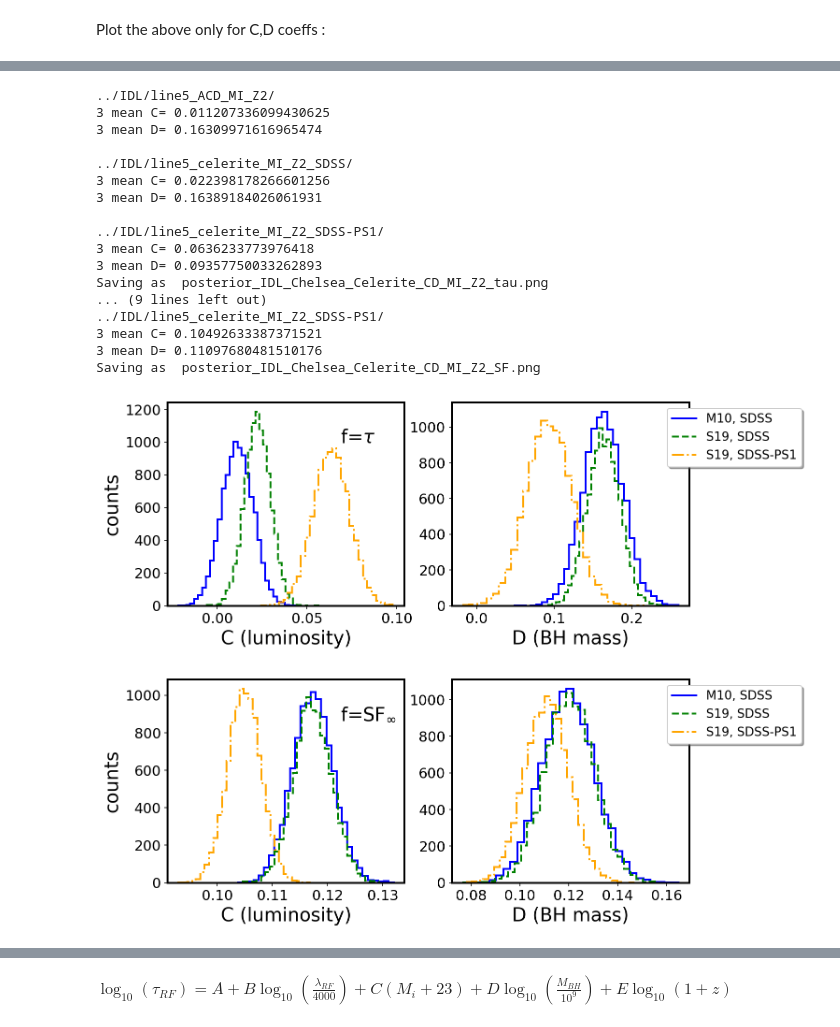
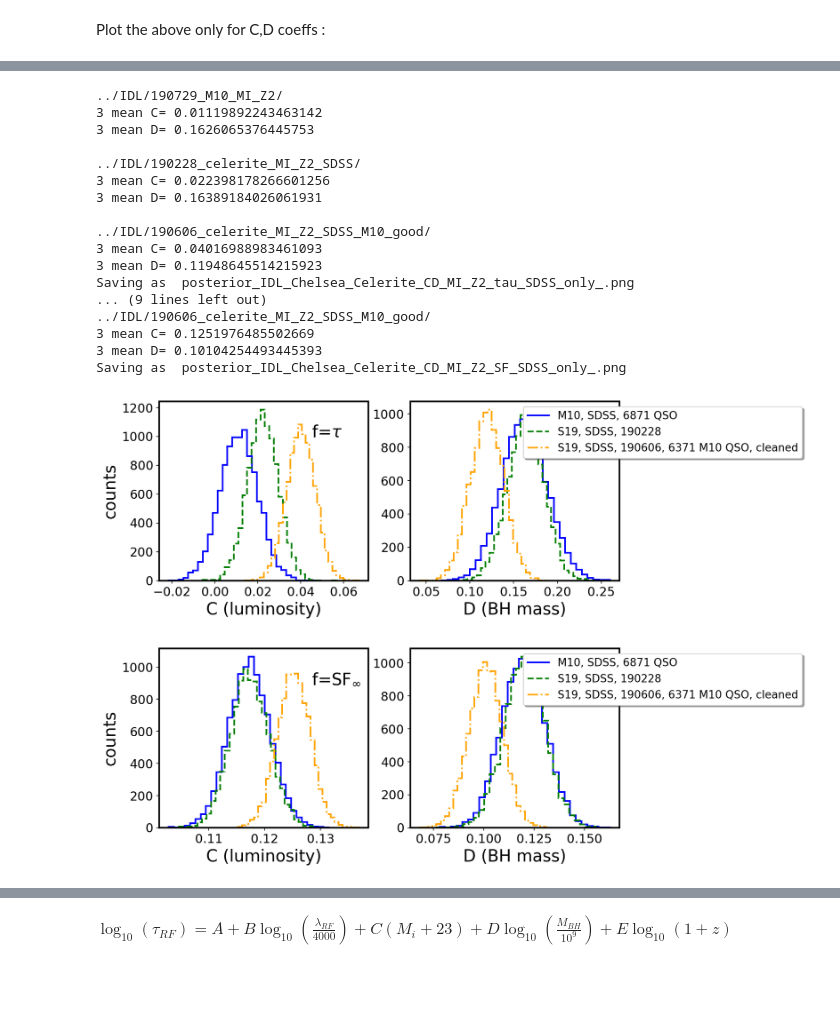
Before and after one commit to suberlak/PS1_SDSS_CRTS, a Jupyter notebook: code2/Read_IDL.ipynb, the cells around one changed output, grey strips where cells are left out. Drawn from its saved outputs; the diff is of its cells as text; code cells hidden in the pictures; blank space fills up the shorter version.

```diff
--- a/code2/Read_IDL.ipynb
+++ b/code2/Read_IDL.ipynb
@@ -48,10 +113,15 @@ for i in range(1,6):
     #d = '../IDL/line5_ACD_M_i/'   # using 'M_i' - K -corrected to z=0 DBQSO
     #d = '../IDL/line5_ACD_M_i_corr/'   # using 'M_i_corr' - K -corrected to z=2 DBQSO
     #d = '../IDL/line5_ACD_MI_Z2_shifted/'     # using 'MI_Z2 + 0.596  - K-corrected to z=0
-    d = '../IDL/line5_ACD_MI_Z2/'  # using MI_Z2  - K-corrected to z=2
+    #d = '../IDL/line5_ACD_MI_Z2/'  # using MI_Z2  - K-corrected to z=2
     #d = '../IDL/mlinmixerr2_line5_ACD_MI_Z2/' # using 'MI_Z2', k-corr to z=2,
                                             # but with mlinmix_err2
     #d = '../IDL/mlinmixerr2_line5_ACD_M_i/'# using 'M_i" k-corr to z=0
+
+
+    d = '../IDL/190606_celerite_MI_Z2_SDSS/'
+    #d = '../IDL/190606_celerite_MI_Z2_SDSS-PS1/'
+
     f = 'coeff'+par+'o_mcmc2_'+str(i)+'_E0a.fits'
     post = Table.read(d+f, format='fits')
 
@@ -186,9 +238,9 @@ f = 'coeff'+par+'o_mcmc2_'+str(band)+'_E0a.fits'
 
 catalog = 'MI_Z2'# 'M_i_corr' #  # 'M_i_corr' # 'M_i_corr
 pre = 'Shen2011'# 'Shen2008'#
-ds = ['../IDL/line5_ACD_'+catalog+'/',
-'../IDL/line5_celerite_'+catalog+'_SDSS/',
-'../IDL/line5_celerite_'+catalog+'_SDSS-PS1/']
+ds = ['../IDL/M10_line5_ACD_'+catalog+'/',
+'../IDL/190606_celerite_'+catalog+'_SDSS/',
+'../IDL/190606_celerite_'+catalog+'_SDSS-PS1/']
 colors= ['blue','green', 'orange',  'red']
 ls = ['solid' , 'dashed', 'dashdot', 'dotted',  ]
 labels = ['Chelsea r-band', 'Celerite SDSS', 'Celerite SDSS-PS1']
@@ -234,7 +286,7 @@ fig.suptitle(pre+'  '+r'$\log_{10}{(\tau_{RF})} = A + $'+\
 ax[0].set_xlabel('A (offset)')
 ax[1].set_xlabel('C (luminosity)')
 ax[2].set_xlabel('D (BH mass)')
-figname  = 'posterior_IDL_Chelsea_Celerite_'+catalog+'.png'
+figname  = 'posterior_IDL_Chelsea_Celerite_'+catalog+'1.png'
 print('Saving as ', figname)
 plt.savefig(figname, bbox_inches='tight',
            dpi=100)
@@ -272,7 +508,7 @@ band = 3
 
  # 'tau'# 'SF'#'tau' #  'SF' # \tau
 
-length = 6
+length = 10
 results = {'f': np.zeros(length).astype(str),
            'source':np.zeros(length).astype(str),
            'A':np.zeros(length).astype(float),
@@ -287,14 +523,31 @@ results = {'f': np.zeros(length).astype(str),
 
 catalog = 'MI_Z2'# 'M_i_corr' #  # 'M_i_corr' # 'M_i_corr
 pre = 'Shen2011'# 'Shen2008'#
-ds = ['../IDL/line5_ACD_'+catalog+'/',
-'../IDL/line5_celerite_'+catalog+'_SDSS/',
-'../IDL/line5_celerite_'+catalog+'_SDSS-PS1/']
-colors= ['blue','green', 'orange',  'red']
-ls = ['solid' , 'dashed', 'dashdot', 'dotted',  ]
-labels = ['M10, SDSS', 'S19, SDSS', 'S19, SDSS-PS1']
+ds = [      '../IDL/190729_M10_'+catalog+'/',
+    #'../IDL/M10_line5_ACD_MI_Z2/',
+'../IDL/190228_celerite_'+catalog+'_SDSS/',
+#'../IDL/190409_celerite_'+catalog+'_SDSS/',
+#'../IDL/190606_celerite_'+catalog+'_SDSS/',
+'../IDL/190606_celerite_'+catalog+'_SDSS_M10_good/',
+#'../IDL/190930_celerite_'+catalog+'_SDSS_M10_good/',
+
+     ]
+
+colors= ['blue',  'green', 'orange',  'red', 'magenta']
+ls = ['solid' ,  'dashed', 'dashdot', 'dotted', 'dashed' ]
+# labels=  ['M10, SDSS',
+#          'S19, SDSS raw',
+#          'S19, SDSS cleaned',
+#          'S19, SDSS-PS1 ']
+labels = ['M10, SDSS, 6871 QSO',
+         'S19, SDSS, 190228',
+          #'S19, SDSS, 190409, all 9246 QSO',
+         # 'S19, SDSS, 190606, all 8516 QSO',
+          'S19, SDSS, 190606, 6371 M10 QSO, cleaned',
+#          'S19, SDSS, 190930, 6370 M10 QSO, raw'
+         ]
 k = 0
-for par in ['tau','SF'] :
+for par in ['tau','SF',] :
     f = 'coeff'+par+'o_mcmc2_'+str(band)+'_E0a.fits'
     lw=2
     A=[]; C=[]; D=[]
@@ -339,46 +592,46 @@ for par in ['tau','SF'] :
                    ls=ls[i],bins=nbins)
         print(band, 'mean D=', np.mean(post['BETA'][:,1]))
         #D.append(np.mean(post['BETA'][:,1]))
 
         line = mlines.Line2D([], [],  color=colors[i], label=labels[i],lw=2,
                             ls=ls[i])
         ax_legend_handles.append(line)
         i += 1
         k += 1
     ax[1].legend(loc='upper right', handles = ax_legend_handles,
-                 bbox_to_anchor=(1.5, 1.0),
+                 bbox_to_anchor=(1.9, 1.0),
                  ncol=1, fancybox=True, shadow=True, fontsize=13 )
 
     ax[0].set_xlabel('C (luminosity)')
     ax[1].set_xlabel('D (BH mass)')
     ax[0].set_ylabel('counts')
     if par is 'SF':
         func = par+r'$_{\infty}$'
     if par is 'tau':
         func = r'$\tau$'
 
     ax[0].text(0.73,0.8, 'f='+func,transform=ax[0].transAxes, fontsize=20)
-    figname  = 'posterior_IDL_Chelsea_Celerite_CD_'+catalog+'_'+par+'.png'
+    figname  = 'posterior_IDL_Chelsea_Celerite_CD_'+catalog+'_'+par+'_SDSS_only_.png'
     print('Saving as ', figname)
     plt.savefig(figname, bbox_inches='tight',
                dpi=100)
 # %% [output]
-../IDL/line5_ACD_MI_Z2/
-3 mean C= 0.011207336099430625
-3 mean D= 0.16309971616965474
+../IDL/190729_M10_MI_Z2/
+3 mean C= 0.01119892243463142
+3 mean D= 0.1626065376445753
 
-../IDL/line5_celerite_MI_Z2_SDSS/
+../IDL/190228_celerite_MI_Z2_SDSS/
 3 mean C= 0.022398178266601256
 3 mean D= 0.16389184026061931
 
-../IDL/line5_celerite_MI_Z2_SDSS-PS1/
-3 mean C= 0.0636233773976418
-3 mean D= 0.09357750033262893
-Saving as  posterior_IDL_Chelsea_Celerite_CD_MI_Z2_tau.png
+../IDL/190606_celerite_MI_Z2_SDSS_M10_good/
+3 mean C= 0.04016988983461093
+3 mean D= 0.11948645514215923
+Saving as  posterior_IDL_Chelsea_Celerite_CD_MI_Z2_tau_SDSS_only_.png
 ... (9 lines left out)
-../IDL/line5_celerite_MI_Z2_SDSS-PS1/
-3 mean C= 0.10492633387371521
-3 mean D= 0.11097680481510176
-Saving as  posterior_IDL_Chelsea_Celerite_CD_MI_Z2_SF.png
+../IDL/190606_celerite_MI_Z2_SDSS_M10_good/
+3 mean C= 0.1251976485502669
+3 mean D= 0.10104254493445393
+Saving as  posterior_IDL_Chelsea_Celerite_CD_MI_Z2_SF_SDSS_only_.png
-[figure, old version]
+[figure, new version]
-[figure, old version]
+[figure, new version]
```
Also changed, not shown: parts of 22 cells of this notebook.
